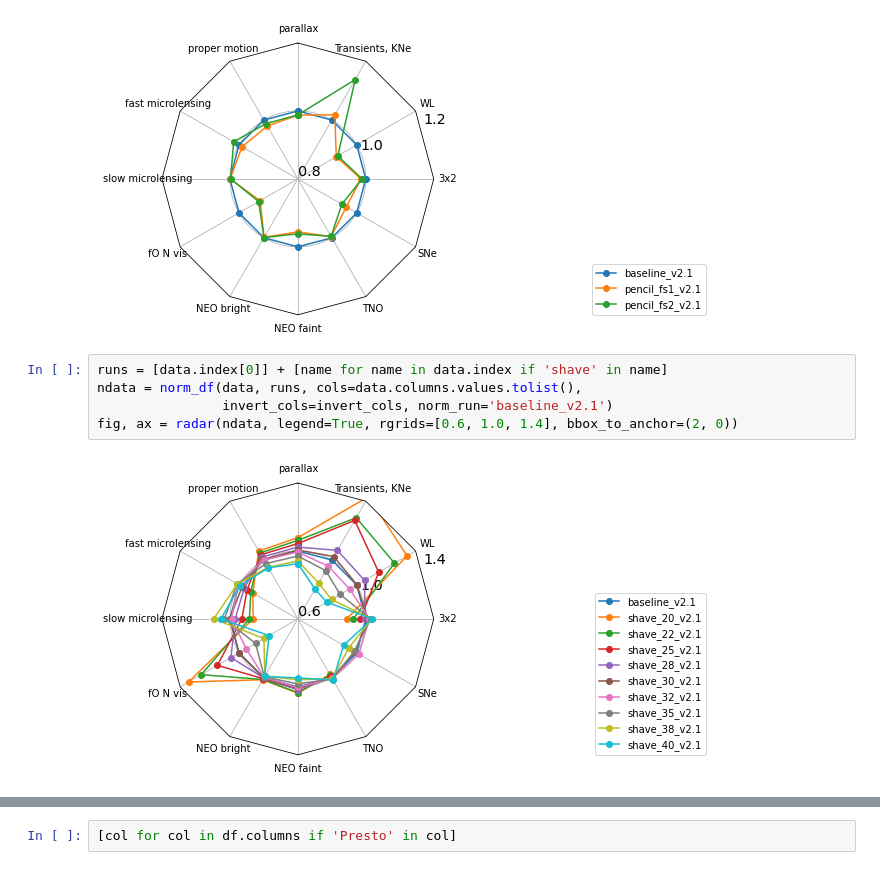
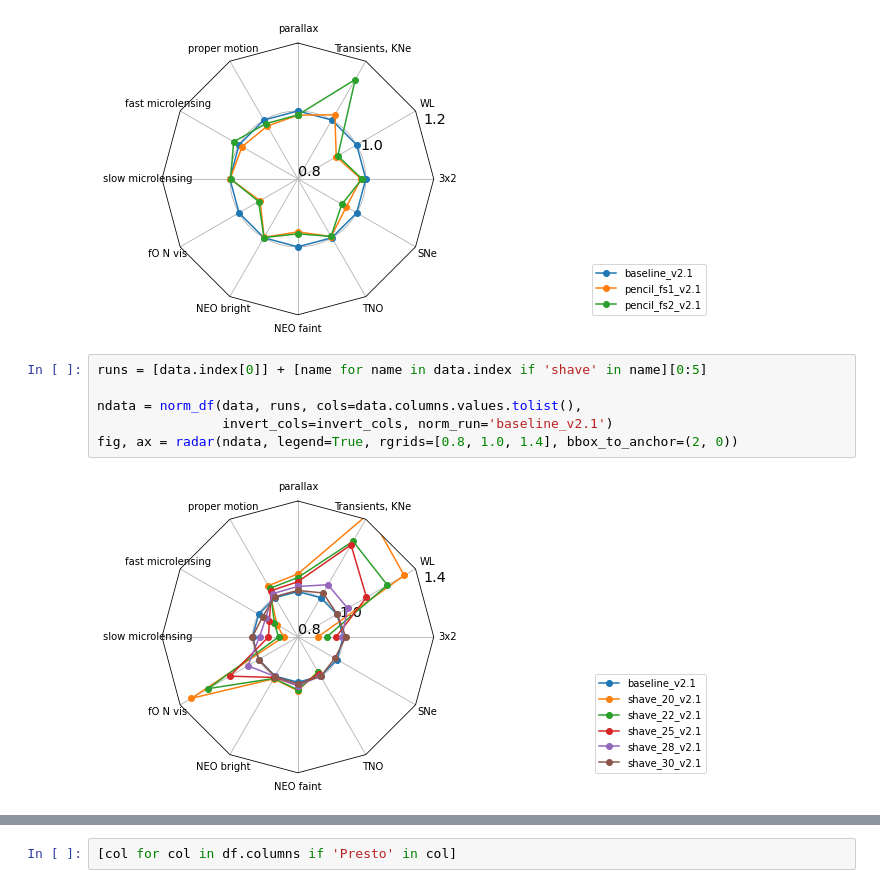
Before and after one commit to lsst-sims/smtn-017, a Jupyter notebook: plots/v21.ipynb, the cells around one changed output, grey strips where cells are left out. Drawn from its saved outputs; the diff is of its cells as text.

```diff
--- a/plots/v21.ipynb
+++ b/plots/v21.ipynb
@@ -287,9 +287,10 @@ fig, ax = radar(ndata, legend=True, rgrids=[0.8, 1.0, 1.2], bbox_to_anchor=(2, 0
 # %% [output]
 [figure]
 # %%
-runs = [data.index[0]] + [name for name in data.index if 'shave' in name]
+runs = [data.index[0]] + [name for name in data.index if 'shave' in name][0:5]
+
 ndata = norm_df(data, runs, cols=data.columns.values.tolist(),
                 invert_cols=invert_cols, norm_run='baseline_v2.1')
-fig, ax = radar(ndata, legend=True, rgrids=[0.6, 1.0, 1.4], bbox_to_anchor=(2, 0))
+fig, ax = radar(ndata, legend=True, rgrids=[0.8, 1.0, 1.4], bbox_to_anchor=(2, 0))
 # %% [output]
-[figure, old version]
+[figure, new version]
```
Also changed, not shown: parts of 14 cells of this notebook, 22 other files.
